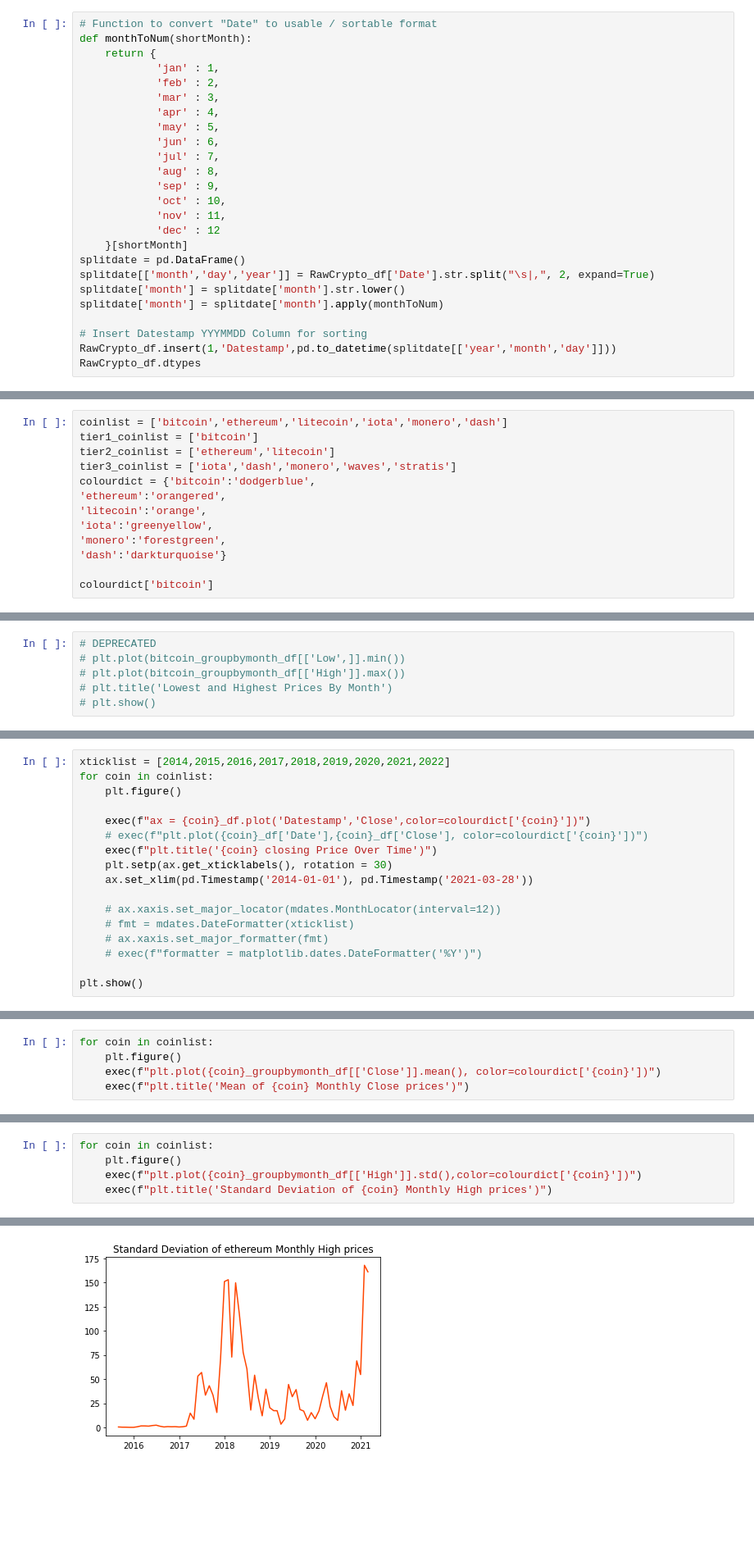
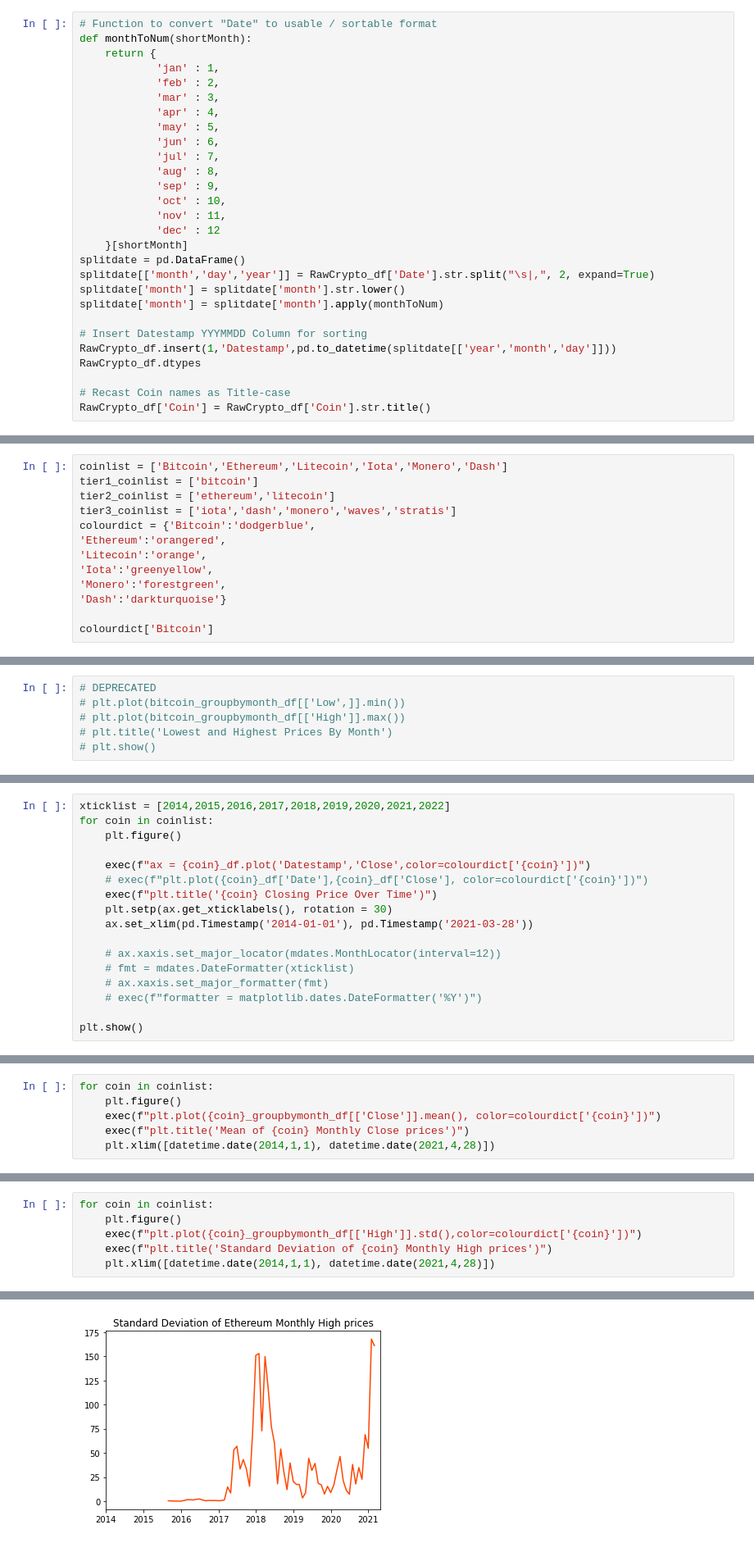
Before and after one commit to nickkyklausng/Crypto-Assignment, a Jupyter notebook: Dave-Crypto-Scratch-Notebook.ipynb, the cells around one changed output, grey strips where cells are left out. Shown at 82% size. Drawn from its saved outputs; the diff is of its cells as text; blank space fills up the shorter version.

```diff
--- a/Dave-Crypto-Scratch-Notebook.ipynb
+++ b/Dave-Crypto-Scratch-Notebook.ipynb
@@ -50,3 +50,6 @@ splitdate['month'] = splitdate['month'].apply(monthToNum)
 # Insert Datestamp YYYMMDD Column for sorting
 RawCrypto_df.insert(1,'Datestamp',pd.to_datetime(splitdate[['year','month','day']]))
 RawCrypto_df.dtypes
+
+# Recast Coin names as Title-case
+RawCrypto_df['Coin'] = RawCrypto_df['Coin'].str.title()
@@ -64,16 +56,16 @@ dtype: object
 # %%
-coinlist = ['bitcoin','ethereum','litecoin','iota','monero','dash']
+coinlist = ['Bitcoin','Ethereum','Litecoin','Iota','Monero','Dash']
 tier1_coinlist = ['bitcoin']
 tier2_coinlist = ['ethereum','litecoin']
 tier3_coinlist = ['iota','dash','monero','waves','stratis']
-colourdict = {'bitcoin':'dodgerblue',
-'ethereum':'orangered',
-'litecoin':'orange',
-'iota':'greenyellow',
-'monero':'forestgreen',
-'dash':'darkturquoise'}
+colourdict = {'Bitcoin':'dodgerblue',
+'Ethereum':'orangered',
+'Litecoin':'orange',
+'Iota':'greenyellow',
+'Monero':'forestgreen',
+'Dash':'darkturquoise'}
 
-colourdict['bitcoin']
+colourdict['Bitcoin']
 # %% [output]
 'dodgerblue'
 # %%
@@ -138,7 +130,7 @@ for coin in coinlist:
 
     exec(f"ax = {coin}_df.plot('Datestamp','Close',color=colourdict['{coin}'])")
     # exec(f"plt.plot({coin}_df['Date'],{coin}_df['Close'], color=colourdict['{coin}'])")
-    exec(f"plt.title('{coin} closing Price Over Time')")
+    exec(f"plt.title('{coin} Closing Price Over Time')")
     plt.setp(ax.get_xticklabels(), rotation = 30)
     ax.set_xlim(pd.Timestamp('2014-01-01'), pd.Timestamp('2021-03-28'))
 
@@ -166,4 +158,5 @@ for coin in coinlist:
     plt.figure()
     exec(f"plt.plot({coin}_groupbymonth_df[['Close']].mean(), color=colourdict['{coin}'])")
     exec(f"plt.title('Mean of {coin} Monthly Close prices')")
+    plt.xlim([datetime.date(2014,1,1), datetime.date(2021,4,28)])
 # %% [output]
@@ -178,4 +171,5 @@ for coin in coinlist:
     plt.figure()
     exec(f"plt.plot({coin}_groupbymonth_df[['High']].std(),color=colourdict['{coin}'])")
     exec(f"plt.title('Standard Deviation of {coin} Monthly High prices')")
+    plt.xlim([datetime.date(2014,1,1), datetime.date(2021,4,28)])
 # %% [output]
@@ -183 +177 @@ for coin in coinlist:
-[figure, old version]
+[figure, new version]
```
Also changed, not shown: parts of 14 cells of this notebook, 1 other file.
